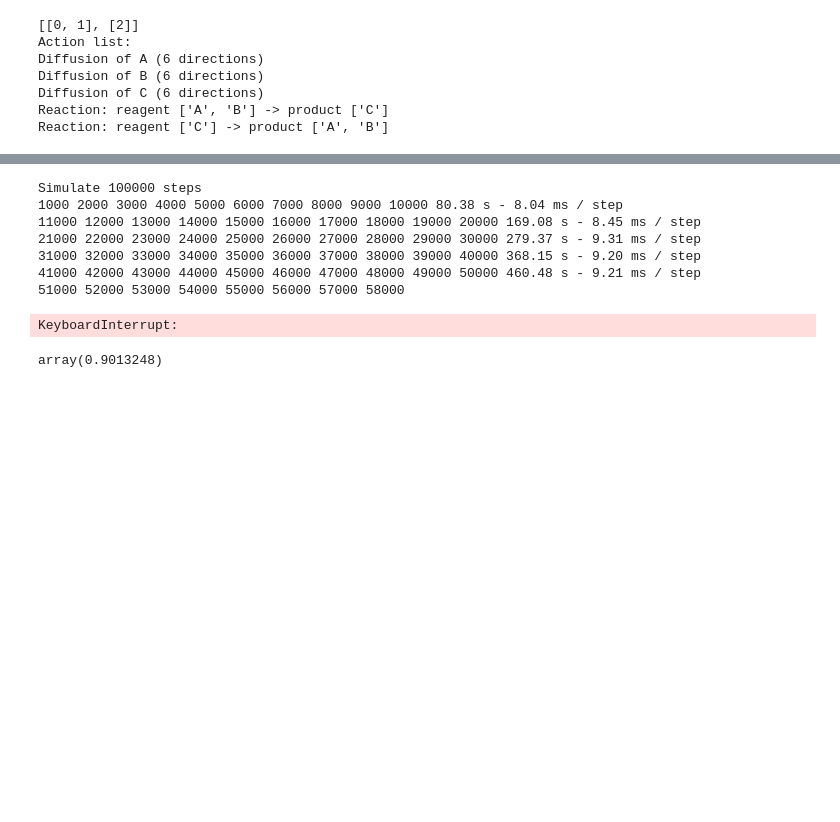
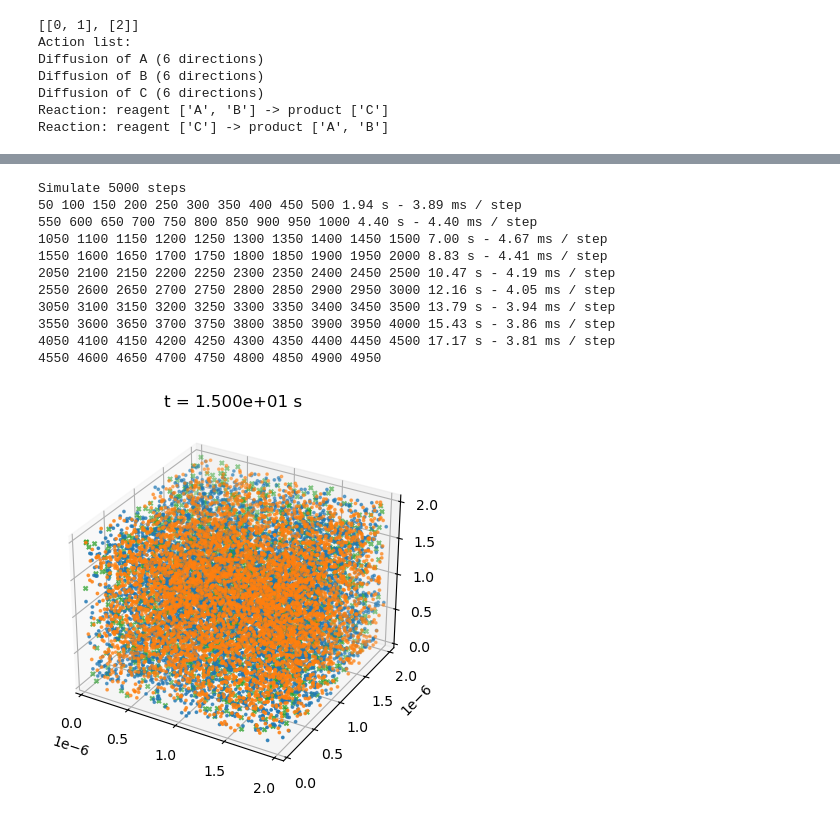
Before and after one commit to darrenjhsu/redicell_framework, a Jupyter notebook: Build_LM_big_matrix_cupy.ipynb, the cells around one changed output, grey strips where cells are left out. Drawn from its saved outputs; the diff is of its cells as text; code cells hidden in the pictures; blank space fills up the shorter version.

```diff
--- a/Build_LM_big_matrix_cupy.ipynb
+++ b/Build_LM_big_matrix_cupy.ipynb
@@ -107,19 +104,19 @@ a.plot(['A', 'B', 'C'], wall=False)
 # %%
-a.simulate(100000, t_step=9e-4, plot_every=None, timing=True, warning=False)
+a.simulate(5000, t_step=3e-3, plot_every=None, timing=True, warning=False)
 a.plot(['A', 'B', 'C'], wall=False)
 # %% [output]
-Simulate 100000 steps
-1000 2000 3000 4000 5000 6000 7000 8000 9000 10000 80.38 s - 8.04 ms / step
-11000 12000 13000 14000 15000 16000 17000 18000 19000 20000 169.08 s - 8.45 ms / step
-21000 22000 23000 24000 25000 26000 27000 28000 29000 30000 279.37 s - 9.31 ms / step
-31000 32000 33000 34000 35000 36000 37000 38000 39000 40000 368.15 s - 9.20 ms / step
-41000 42000 43000 44000 45000 46000 47000 48000 49000 50000 460.48 s - 9.21 ms / step
-51000 52000 53000 54000 55000 56000 57000 58000
+Simulate 5000 steps
+50 100 150 200 250 300 350 400 450 500 1.94 s - 3.89 ms / step
+550 600 650 700 750 800 850 900 950 1000 4.40 s - 4.40 ms / step
+1050 1100 1150 1200 1250 1300 1350 1400 1450 1500 7.00 s - 4.67 ms / step
+1550 1600 1650 1700 1750 1800 1850 1900 1950 2000 8.83 s - 4.41 ms / step
+2050 2100 2150 2200 2250 2300 2350 2400 2450 2500 10.47 s - 4.19 ms / step
+2550 2600 2650 2700 2750 2800 2850 2900 2950 3000 12.16 s - 4.05 ms / step
+3050 3100 3150 3200 3250 3300 3350 3400 3450 3500 13.79 s - 3.94 ms / step
+3550 3600 3650 3700 3750 3800 3850 3900 3950 4000 15.43 s - 3.86 ms / step
+4050 4100 4150 4200 4250 4300 4350 4400 4450 4500 17.17 s - 3.81 ms / step
+4550 4600 4650 4700 4750 4800 4850 4900 4950
-KeyboardInterrupt:
+[figure, added]
-# %%
-np.sum(a.diffusion_vector[:12] * 0.0009)
-# %% [output]
-array(0.9013248)
 # %%
 plt.plot(a.t_trace, np.array(a.conc_trace).get())
 # plt.yscale('log')
```
Also changed, not shown: parts of 9 cells of this notebook, 1 other file.
